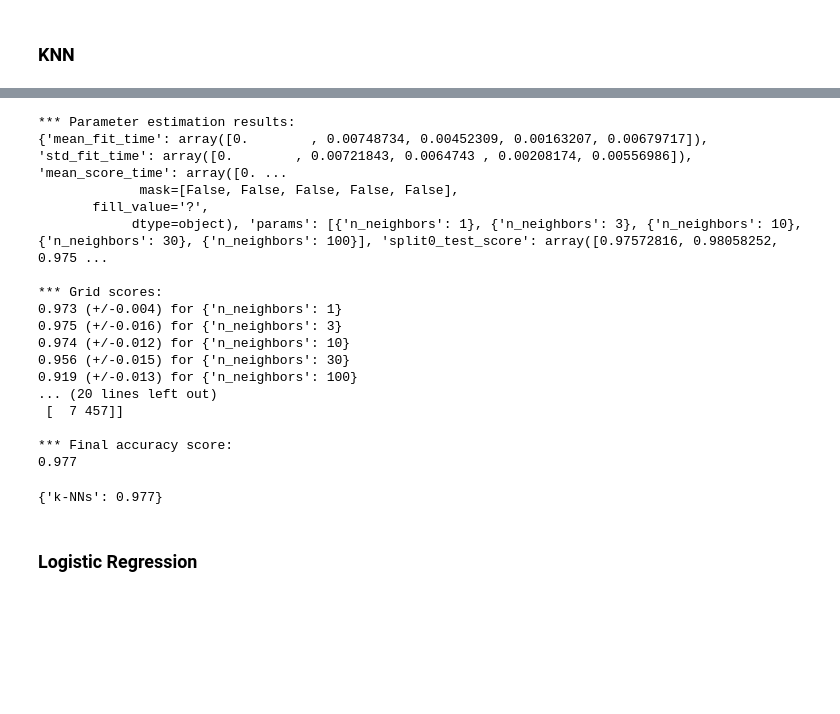
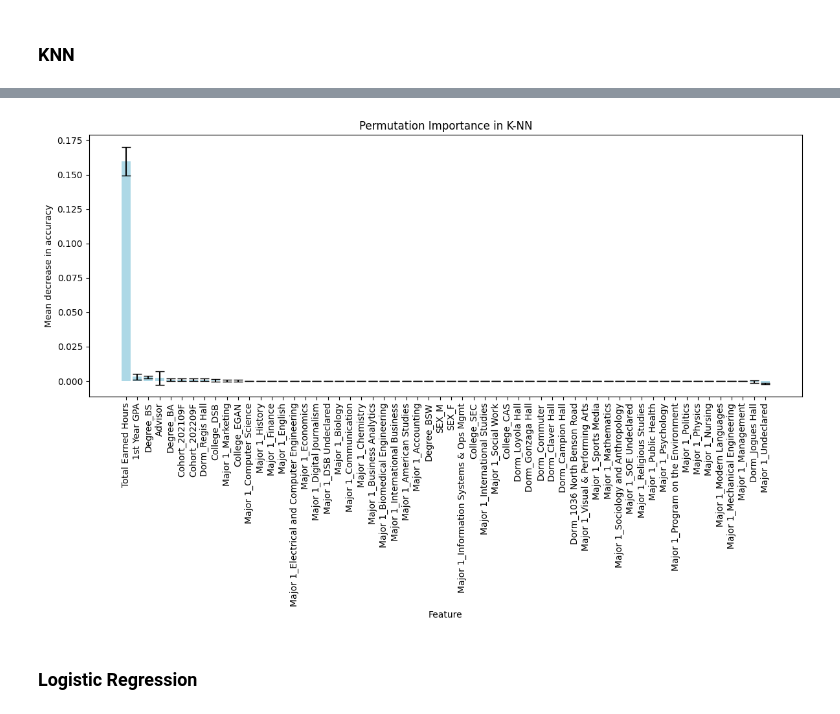
Before and after one commit to kflemming30/Student-Drop-Out-Prediction, a Jupyter notebook: DropOutAnalysis.ipynb, the cells around one changed output, grey strips where cells are left out. Drawn from its saved outputs; the diff is of its cells as text; code cells hidden in the pictures; blank space fills up the shorter version.

Commit message:
Added feature importances

```diff
--- a/DropOutAnalysis.ipynb
+++ b/DropOutAnalysis.ipynb
@@ -404,5 +405,7 @@ def train_test2(X_train, X_test, y_train, y_test, param_grid, clf):
 # %%
 cv = 5
 summary = dict()
+
+important_features = dict()
 # %% [markdown]
 ### KNN
@@ -420,28 +447,32 @@ GridSearchCV(cv=5, estimator=KNeighborsClassifier(),
-# %%
-knc, score = train_test2(X_train, X_test, y_train, y_test, param_grid, knc)
-# %% [output]
-*** Parameter estimation results:
-{'mean_fit_time': array([0.        , 0.00748734, 0.00452309, 0.00163207, 0.00679717]), 'std_fit_time': array([0.        , 0.00721843, 0.0064743 , 0.00208174, 0.00556986]), 'mean_score_time': array([0. ...
-             mask=[False, False, False, False, False],
-       fill_value='?',
-            dtype=object), 'params': [{'n_neighbors': 1}, {'n_neighbors': 3}, {'n_neighbors': 10}, {'n_neighbors': 30}, {'n_neighbors': 100}], 'split0_test_score': array([0.97572816, 0.98058252, 0.975 ...
-
-*** Grid scores:
-0.973 (+/-0.004) for {'n_neighbors': 1}
-0.975 (+/-0.016) for {'n_neighbors': 3}
-0.974 (+/-0.012) for {'n_neighbors': 10}
-0.956 (+/-0.015) for {'n_neighbors': 30}
-0.919 (+/-0.013) for {'n_neighbors': 100}
-... (20 lines left out)
- [  7 457]]
-
-*** Final accuracy score:
-0.977
-# %%
-summary["k-NNs"] = score
-summary
-# %% [output]
-{'k-NNs': 0.977}
+# %%
+# permutation importance
+feature_names = X.columns if hasattr(X, 'columns') else ['Feature {}'.format(i) for i in range(X.shape[1])]
+
+# Results from permutation importance
+results = permutation_importance(knc, X_test, y_test, n_repeats=10, random_state=42, n_jobs=-1)
+importances = results.importances_mean
+std = results.importances_std
+
+# Sort features by importance
+indices = np.argsort(importances)[::-1]
+sorted_feature_names = [feature_names[i] for i in indices]
+
+plt.figure(figsize=(12, 8))
+plt.bar(range(len(importances)), importances[indices], yerr=std[indices], align='center', color='lightblue', capsize=5)
+plt.xticks(range(len(importances)), sorted_feature_names, rotation=90)
+plt.xlabel('Feature')
+plt.ylabel('Mean decrease in accuracy')
+plt.title('Permutation Importance in K-NN')
+plt.tight_layout()
+plt.show()
+
+# Most important feature
+max_coef_index = np.argmax(np.abs(importances))
+most_important_feature = features[max_coef_index]
+most_important_value = importances[max_coef_index]
+important_features['K-NN'] = (most_important_feature, most_important_value)
+# %% [output]
+[figure, added]
 # %% [markdown]
 ### Logistic Regression
 # %%
```
Also changed, not shown: parts of 50 cells of this notebook.
